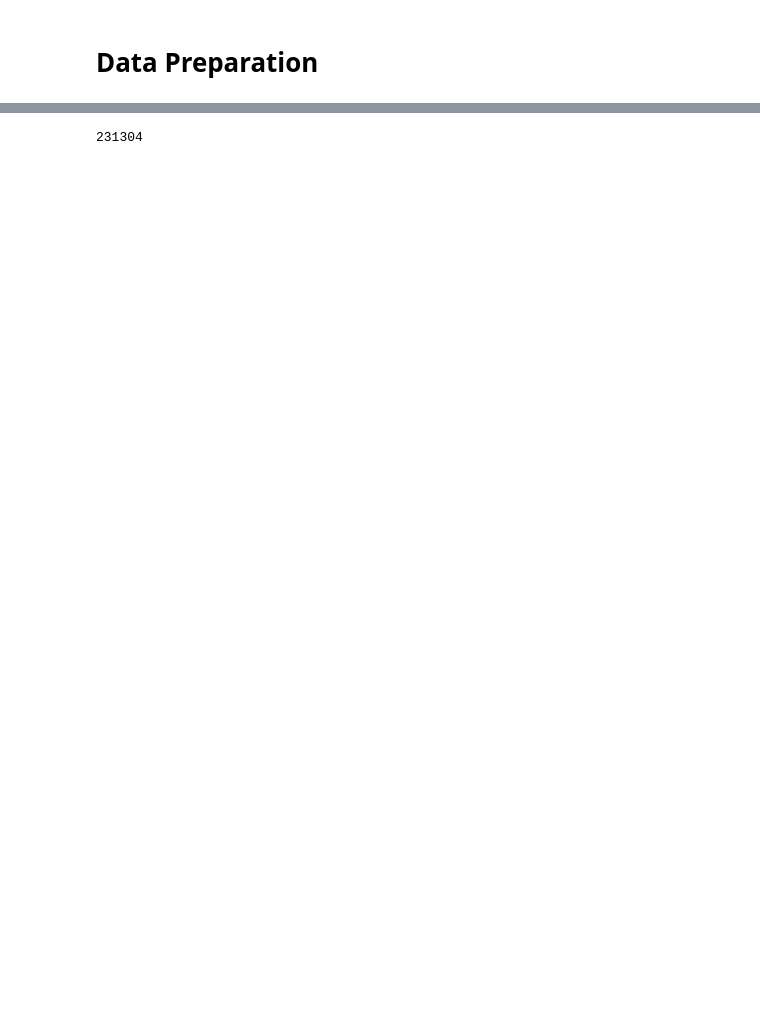
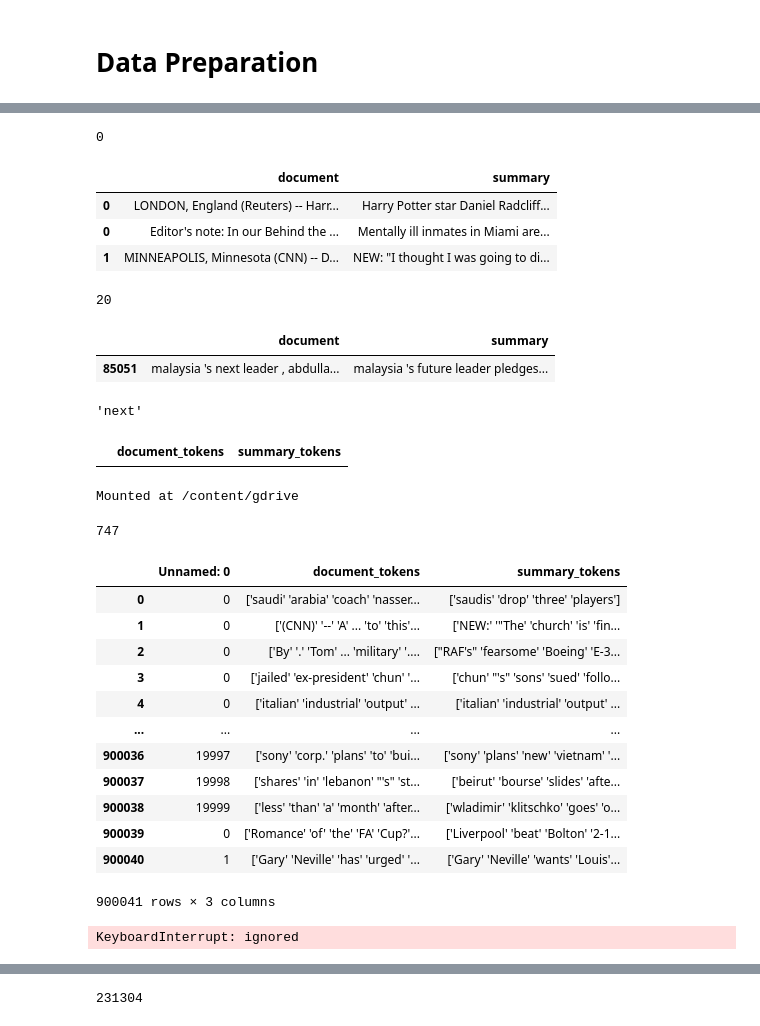
Before and after one commit to ProgrammedThought/Text-Summarizer, a Jupyter notebook: 413_Final_Project_.ipynb, the cells around one changed output, grey strips where cells are left out. Drawn from its saved outputs; the diff is of its cells as text; code cells hidden in the pictures; blank space fills up the shorter version.

```diff
--- a/413_Final_Project_.ipynb
+++ b/413_Final_Project_.ipynb
@@ -137,0 +165,12 @@ tokenizer = get_tokenizer('spacy')
+# %%
+import gc
+gc.collect()
+# %% [output]
+0
+# %%
+df.head(3)
+# %% [output]
+|  | document | summary |
+| 0 | LONDON, England (Reuters) -- Harr... | Harry Potter star Daniel Radcliff... |
+| 0 | Editor's note: In our Behind the ... | Mentally ill inmates in Miami are... |
+| 1 | MINNEAPOLIS, Minnesota (CNN) -- D... | NEW: "I thought I was going to di... |
@@ -137,0 +193,4 @@ tokenizer = get_tokenizer('spacy')
+# %%
+j
+# %% [output]
+20
@@ -137,0 +199,5 @@ tokenizer = get_tokenizer('spacy')
+# %%
+cdf[:1]
+# %% [output]
+|  | document | summary |
+| 85051 | malaysia 's next leader , abdulla... | malaysia 's future leader pledges... |
@@ -137,0 +228,4 @@ tokenizer = get_tokenizer('spacy')
+# %%
+doc_vocab.get_itos()[6]
+# %% [output]
+'next'
@@ -137,0 +245,5 @@ tokenizer = get_tokenizer('spacy')
+# %%
+data = pd.DataFrame({'document_tokens':[],  'summary_tokens':[]})
+data.astype('object')
+# %% [output]
+|  | document_tokens | summary_tokens |
@@ -137,0 +260,5 @@ tokenizer = get_tokenizer('spacy')
+# %%
+from google.colab import drive
+drive.mount('/content/gdrive')
+# %% [output]
+Mounted at /content/gdrive
@@ -137,0 +273,4 @@ tokenizer = get_tokenizer('spacy')
+# %%
+gc.collect()
+# %% [output]
+747
@@ -137,0 +285,18 @@ tokenizer = get_tokenizer('spacy')
+# %%
+t = pd.read_csv('/content/gdrive/My Drive/tokenized_doc.csv', converters={'lists':literal_eval})
+# %%
+t
+# %% [output]
+|  | Unnamed: 0 | document_tokens | summary_tokens |
+| 0 | 0 | ['saudi' 'arabia' 'coach' 'nasser... | ['saudis' 'drop' 'three' 'players'] |
+| 1 | 0 | ['(CNN)' '--' 'A' ... 'to' 'this'... | ['NEW:' '"The' 'church' 'is' 'fin... |
+| 2 | 0 | ['By' '.' 'Tom' ... 'military' '.... | ["RAF's" 'fearsome' 'Boeing' 'E-3... |
+| 3 | 0 | ['jailed' 'ex-president' 'chun' '... | ['chun' "'s" 'sons' 'sued' 'follo... |
+| 4 | 0 | ['italian' 'industrial' 'output' ... | ['italian' 'industrial' 'output' ... |
+| ... | ... | ... | ... |
+| 900036 | 19997 | ['sony' 'corp.' 'plans' 'to' 'bui... | ['sony' 'plans' 'new' 'vietnam' '... |
+| 900037 | 19998 | ['shares' 'in' 'lebanon' "'s" 'st... | ['beirut' 'bourse' 'slides' 'afte... |
+| 900038 | 19999 | ['less' 'than' 'a' 'month' 'after... | ['wladimir' 'klitschko' 'goes' 'o... |
+| 900039 | 0 | ['Romance' 'of' 'the' 'FA' 'Cup?'... | ['Liverpool' 'beat' 'Bolton' '2-1... |
+| 900040 | 1 | ['Gary' 'Neville' 'has' 'urged' '... | ['Gary' 'Neville' 'wants' 'Louis'... |
+900041 rows × 3 columns
@@ -137,0 +305,4 @@ tokenizer = get_tokenizer('spacy')
+# %%
+df[:2]['document'] = df.apply(lambda row: tokenizer(row['document']), axis=1)
+# %% [output]
+KeyboardInterrupt: ignored
```
Also changed, not shown: parts of 53 cells of this notebook.
